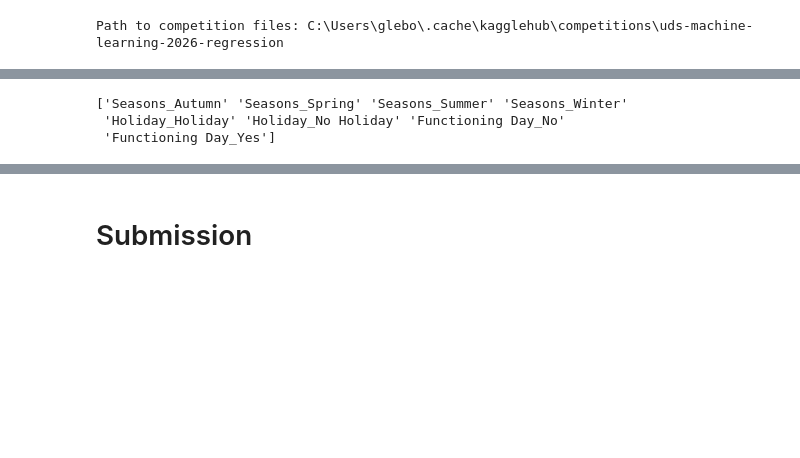
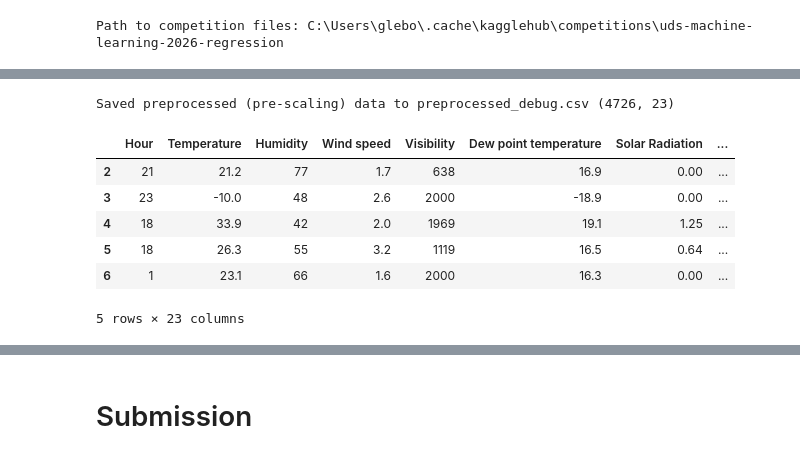
Before and after one commit to hlibkri/seul-bike-hourly-demand-prediction, a Jupyter notebook: code/regression_rented_bike_count.ipynb, the cells around one changed output, grey strips where cells are left out. Saved outputs shown, nothing was run; the diff lists cells and outputs as text; code cells hidden in the pictures; blank space fills up the shorter version.

```diff
--- a/code/regression_rented_bike_count.ipynb
+++ b/code/regression_rented_bike_count.ipynb
@@ -132,7 +51,0 @@ Best CV RMSE: 447.91651747599025
-# %%
-preprocessor.fit(X, y)
-print(preprocessor.named_transformers_["cat"].named_steps["onehot"].get_feature_names_out())
-# %% [output]
-['Seasons_Autumn' 'Seasons_Spring' 'Seasons_Summer' 'Seasons_Winter'
- 'Holiday_Holiday' 'Holiday_No Holiday' 'Functioning Day_No'
- 'Functioning Day_Yes']
@@ -138,0 +60,15 @@ print(preprocessor.named_transformers_["cat"].named_steps["onehot"].get_feature_
+# %%
+debug_df = X.copy()
+debug_df[TARGET] = y
+debug_df.to_csv("preprocessed_debug.csv", index=False)
+print("Saved preprocessed (pre-scaling) data to preprocessed_debug.csv", debug_df.shape)
+debug_df.head()
+# %% [output]
+Saved preprocessed (pre-scaling) data to preprocessed_debug.csv (4726, 23)
+|  | Hour | Temperature | Humidity | Wind speed | Visibility | Dew point temperature | Solar Radiation | ... |
+| 2 | 21 | 21.2 | 77 | 1.7 | 638 | 16.9 | 0.00 | ... |
+| 3 | 23 | -10.0 | 48 | 2.6 | 2000 | -18.9 | 0.00 | ... |
+| 4 | 18 | 33.9 | 42 | 2.0 | 1969 | 19.1 | 1.25 | ... |
+| 5 | 18 | 26.3 | 55 | 3.2 | 1119 | 16.5 | 0.64 | ... |
+| 6 | 1 | 23.1 | 66 | 1.6 | 2000 | 16.3 | 0.00 | ... |
+5 rows × 23 columns
```
Also changed, not shown: parts of 10 cells of this notebook, 5 other files.
